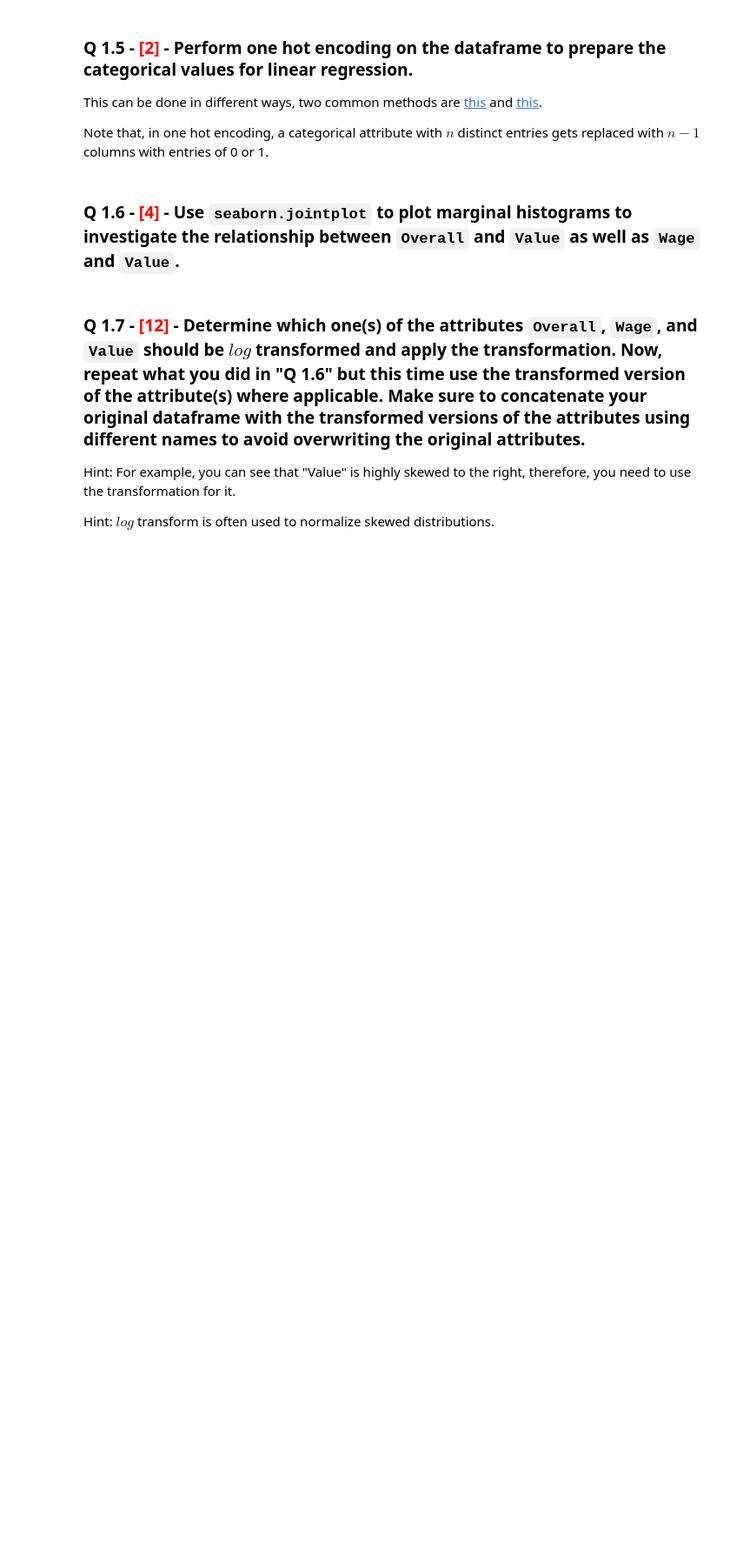
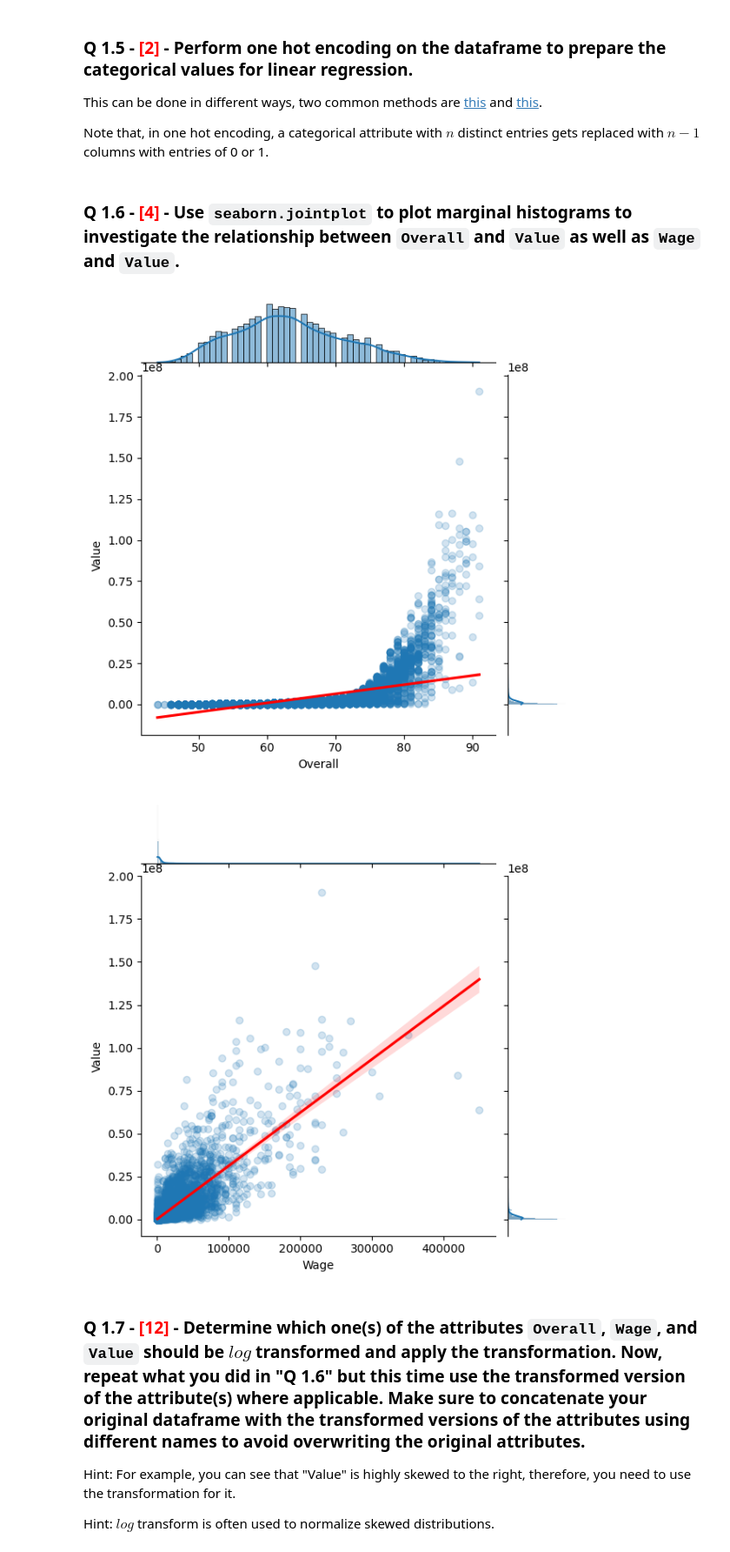
Before and after one commit to rgavigan/ds3000, a Jupyter notebook: assign4/Assignment_4.ipynb, the cells around one changed output. Shown: that part at 87% size. Drawn from its saved outputs; the diff is of its cells as text; code cells hidden in the pictures; blank space fills up the shorter version.

```diff
--- a/assign4/Assignment_4.ipynb
+++ b/assign4/Assignment_4.ipynb
@@ -81,2 +127,5 @@ Note that, in one hot encoding, a categorical attribute with $n$ distinct entrie
+# %%
+# Prepare Categorical Variables for Linear Regression with get_dummies
+df = pd.get_dummies(df, drop_first=True)
 # %% [markdown]
 ### Q 1.6 - <span style="color:red">[4]</span> - Use `seaborn.jointplot` to plot marginal histograms to investigate the relationship between `Overall` and `Value` as well as `Wage` and `Value`.
@@ -85,3 +132,13 @@ Note that, in one hot encoding, a categorical attribute with $n$ distinct entrie
+# %%
+# Jointplot for marginal histograms to investigate relationship between: "Overall" and "Value"; as well as "Wage" and "Value"
+sns.jointplot(x='Overall', y='Value', data=df, kind='reg', joint_kws = {'line_kws':{'color':'red'}, 'scatter_kws':dict(alpha=0.2)})
+plt.show()
+
+sns.jointplot(x='Wage', y='Value', data=df, kind='reg', joint_kws = {'line_kws':{'color':'red'}, 'scatter_kws':dict(alpha=0.2)})
+plt.show()
+# %% [output]
+[figure, added]
+[figure, added]
 # %% [markdown]
 ### Q 1.7 - <span style="color:red">[12]</span> - Determine which one(s) of the attributes `Overall`, `Wage`, and `Value` should be $log$ transformed and apply the transformation. Now, repeat what you did in "Q 1.6" but this time use the transformed version of the attribute(s) where applicable. Make sure to concatenate your original dataframe with the transformed versions of the attributes using different names to avoid overwriting the original attributes.
 
```
Also changed, not shown: parts of 34 cells of this notebook.
